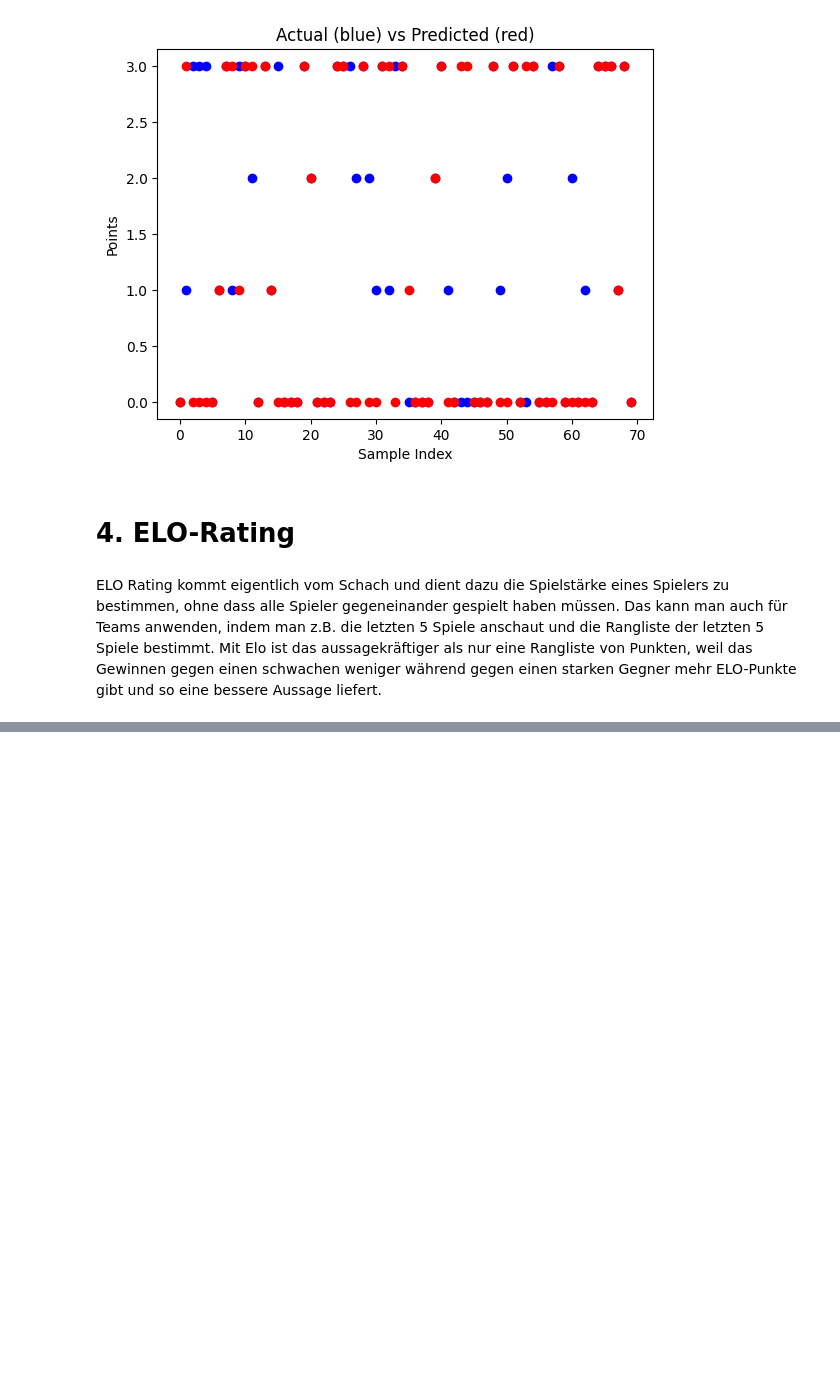
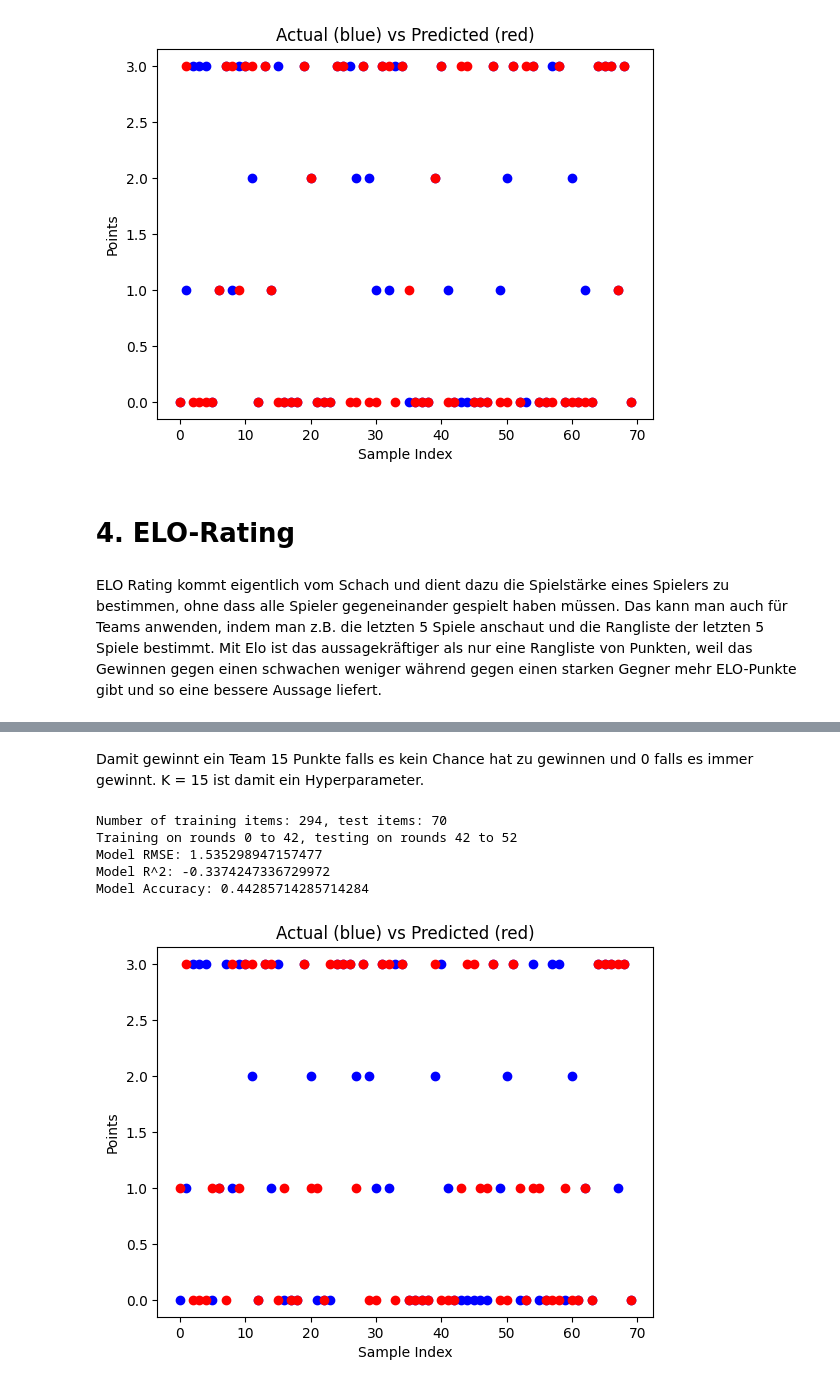
Before and after one commit to gagnauxl/hockey_prediction, a Jupyter notebook: src/hockey-prediction.ipynb, the cells around one changed output, grey strips where cells are left out. Saved outputs shown, nothing was run; the diff lists cells and outputs as text; code cells hidden in the pictures; blank space fills up the shorter version.

```diff
--- a/src/hockey-prediction.ipynb
+++ b/src/hockey-prediction.ipynb
@@ -134,0 +150,11 @@ ELO Rating kommt eigentlich vom Schach und dient dazu die Spielstärke eines Spi
+# %% [markdown]
+Damit gewinnt ein Team 15 Punkte falls es kein Chance hat zu gewinnen und 0 falls es immer gewinnt. K = 15 ist damit ein Hyperparameter.
+# %%
+elo.analyze_model_performance(df=df, X=X, y=y, train_idx_start=0, train_idx_end=42, test_idx_start=42, test_idx_end=52)
+# %% [output]
+Number of training items: 294, test items: 70
+Training on rounds 0 to 42, testing on rounds 42 to 52
+Model RMSE: 1.535298947157477
+Model R^2: -0.3374247336729972
+Model Accuracy: 0.44285714285714284
+[figure, added]
```
Also changed, not shown: parts of 9 cells of this notebook, 4 other files.
